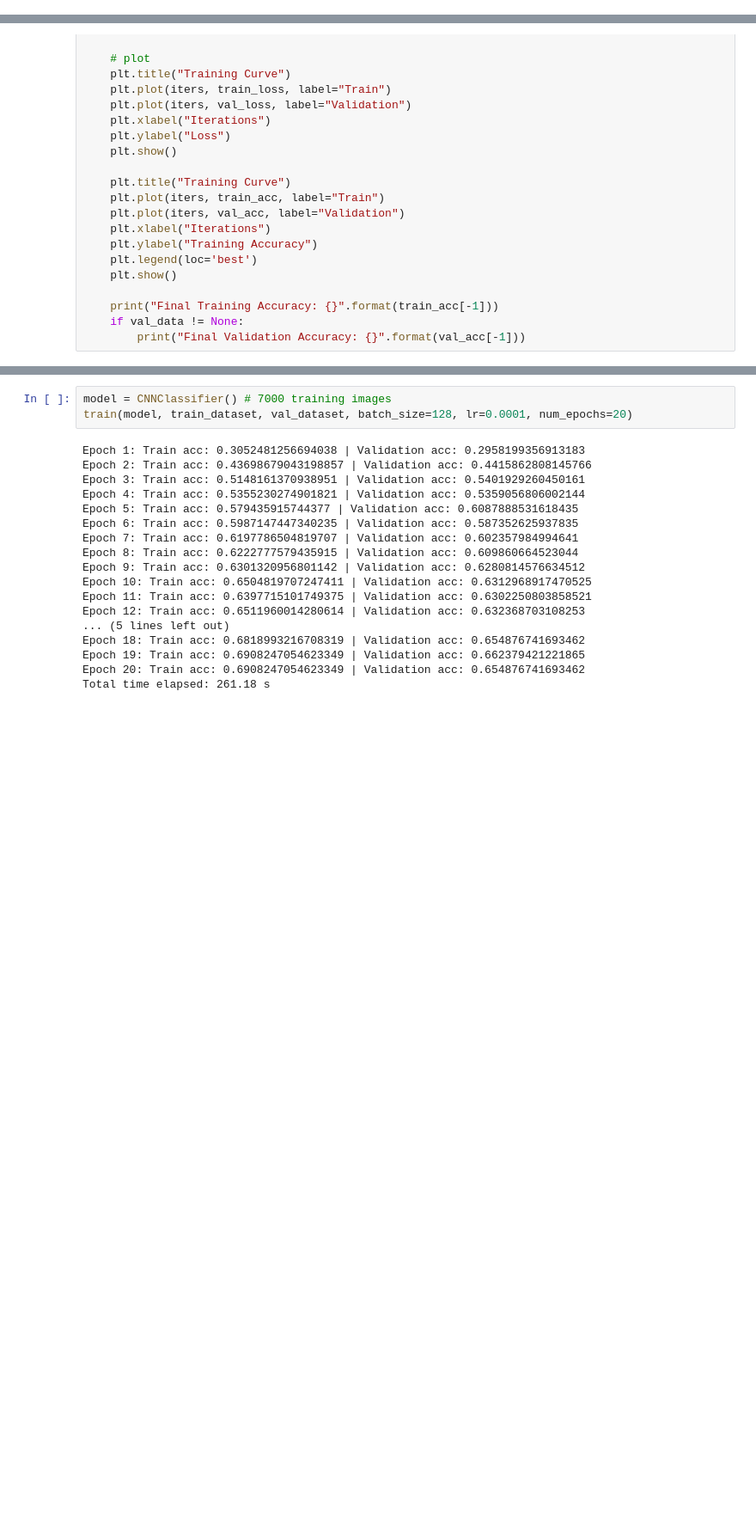
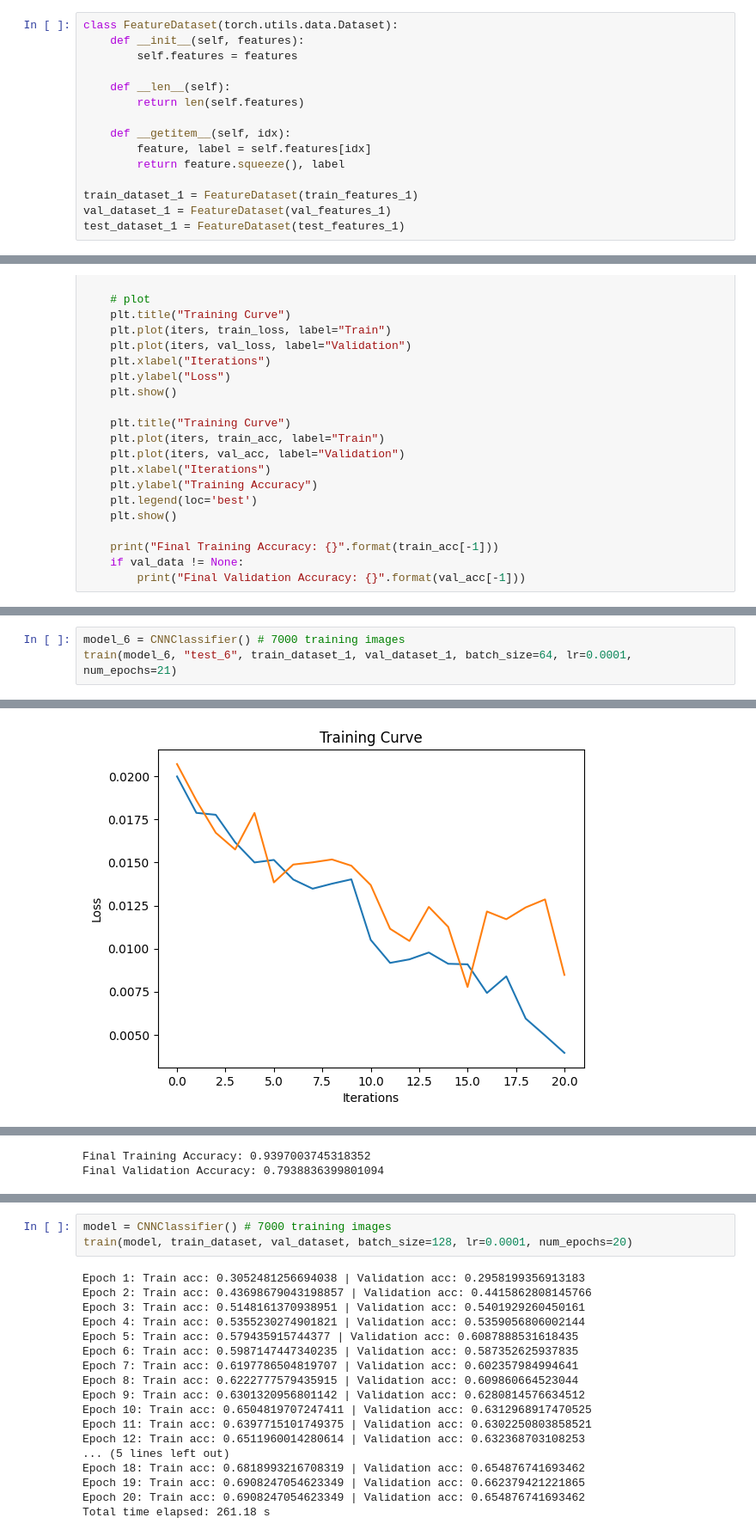
Before and after one commit to reaahuja/DermAI-Skin-Cancer-Detection, a Jupyter notebook: ModelRuns.ipynb, the cells around one changed output, grey strips where cells are left out. Shown at 86% size. Drawn from its saved outputs; the diff is of its cells as text; blank space fills up the shorter version.

```diff
--- a/ModelRuns.ipynb
+++ b/ModelRuns.ipynb
@@ -362,0 +385,15 @@ test_dataset = FeatureDataset(test_features)
+# %%
+class FeatureDataset(torch.utils.data.Dataset):
+    def __init__(self, features):
+        self.features = features
+
+    def __len__(self):
+        return len(self.features)
+
+    def __getitem__(self, idx):
+        feature, label = self.features[idx]
+        return feature.squeeze(), label
+
+train_dataset_1 = FeatureDataset(train_features_1)
+val_dataset_1 = FeatureDataset(val_features_1)
+test_dataset_1 = FeatureDataset(test_features_1)
@@ -524,0 +609,4 @@ Final Validation Accuracy: 0.6580921757770632
+# %%
+model_6 = CNNClassifier() # 7000 training images
+train(model_6, "test_6", train_dataset_1, val_dataset_1, batch_size=64, lr=0.0001, num_epochs=21)
+# %% [output]
@@ -524,0 +630 @@ Final Validation Accuracy: 0.6580921757770632
+[figure, added]
@@ -524,0 +632,2 @@ Final Validation Accuracy: 0.6580921757770632
+Final Training Accuracy: 0.9397003745318352
+Final Validation Accuracy: 0.7938836399801094
```
Also changed, not shown: parts of 22 cells of this notebook, 7 other files.
